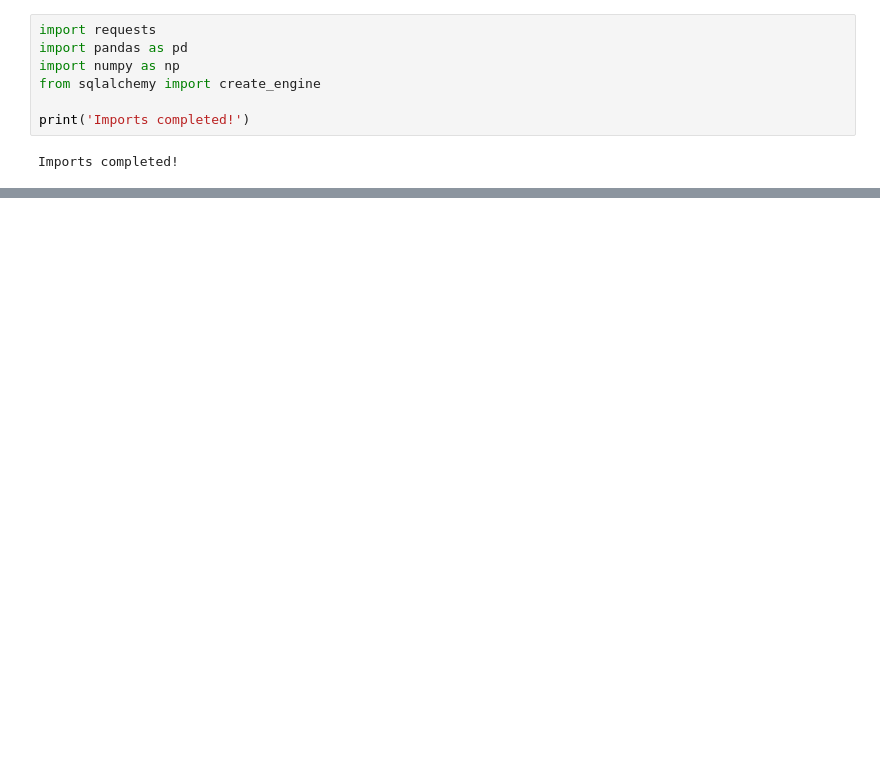
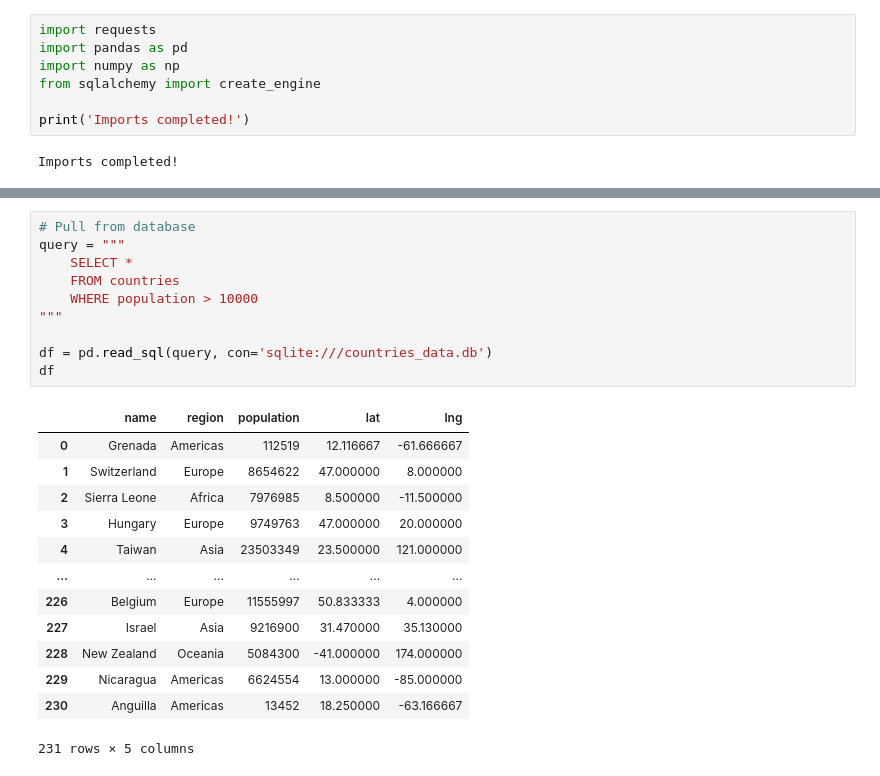
Before and after one commit to VincentGordon-Data-Analyst/etl-project1, a Jupyter notebook: etl.ipynb, the cells around one changed output, grey strips where cells are left out. Drawn from its saved outputs; the diff is of its cells as text; blank space fills up the shorter version.

```diff
--- a/etl.ipynb
+++ b/etl.ipynb
@@ -76,0 +64,24 @@ Index(['name', 'tld', 'cca2', 'ccn3', 'cca3', 'cioc', 'independent', 'status',
+# %%
+# Pull from database
+query = """
+    SELECT *
+    FROM countries
+    WHERE population > 10000
+"""
+
+df = pd.read_sql(query, con='sqlite:///countries_data.db')
+df
+# %% [output]
+|  | name | region | population | lat | lng |
+| 0 | Grenada | Americas | 112519 | 12.116667 | -61.666667 |
+| 1 | Switzerland | Europe | 8654622 | 47.000000 | 8.000000 |
+| 2 | Sierra Leone | Africa | 7976985 | 8.500000 | -11.500000 |
+| 3 | Hungary | Europe | 9749763 | 47.000000 | 20.000000 |
+| 4 | Taiwan | Asia | 23503349 | 23.500000 | 121.000000 |
+| ... | ... | ... | ... | ... | ... |
+| 226 | Belgium | Europe | 11555997 | 50.833333 | 4.000000 |
+| 227 | Israel | Asia | 9216900 | 31.470000 | 35.130000 |
+| 228 | New Zealand | Oceania | 5084300 | -41.000000 | 174.000000 |
+| 229 | Nicaragua | Americas | 6624554 | 13.000000 | -85.000000 |
+| 230 | Anguilla | Americas | 13452 | 18.250000 | -63.166667 |
+231 rows × 5 columns
```
Also changed, not shown: parts of 11 cells of this notebook, 1 other file.
